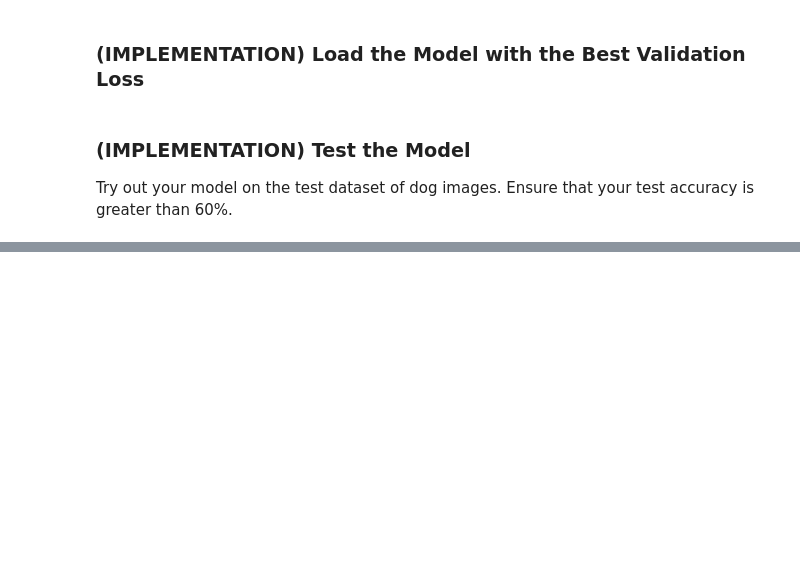
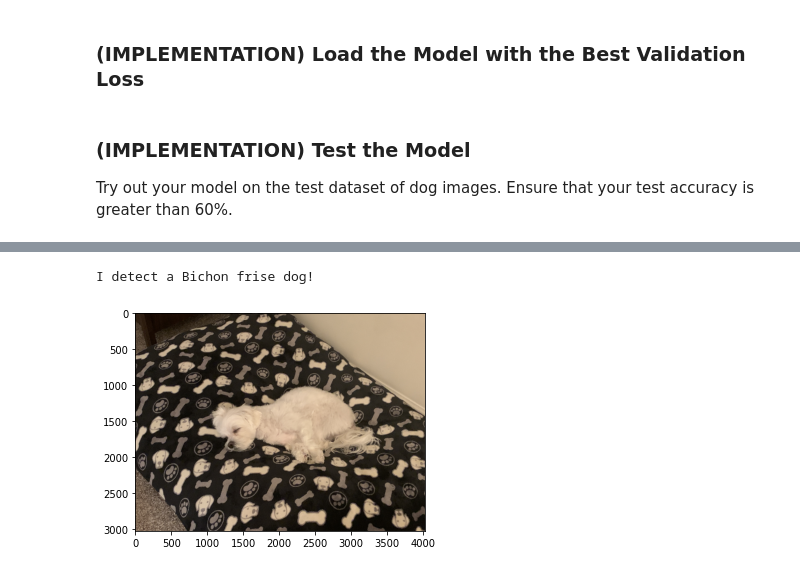
Before and after one commit to cmeng94/dog-breed-classifier, a Jupyter notebook: app_preparation/dog_app.ipynb, the cells around one changed output, grey strips where cells are left out. Cells and saved outputs as stored; diff of their text form; code cells hidden in the pictures; blank space fills up the shorter version.

```diff
--- a/app_preparation/dog_app.ipynb
+++ b/app_preparation/dog_app.ipynb
@@ -466,7 +478,7 @@ _________________________________________________________________
 # %% [markdown]
 ### Compile the Model
 # %%
-VGG16_model.compile(loss='categorical_crossentropy', optimizer='rmsprop', metrics=['accuracy'])
+VGG16_model.compile(loss='categorical_crossentropy', optimizer='adam', metrics=['accuracy'])
 # %% [markdown]
 ### Train the Model
 # %%
@@ -668,9 +673,17 @@ where `{network}`, in the above filename, should be one of `VGG19`, `Resnet50`,
 # %%
-### TODO: Write a function that takes a path to an image as input
-### and returns the dog breed that is predicted by the model.
+# Write a function that takes a path to an image as input and returns the dog breed that is predicted by the model.
 from extract_bottleneck_features import *
 
 def InceptionV3_predict_breed(img_path):
+
+    '''
+    Input:
+    img_path: string-valued file path to a color image
+
+    Output:
+    breed: breed of dog in input image predicted by CNN trained on top of the InceptionV3 neural network.
+    '''
+
     # extract bottleneck features
     bottleneck_feature = extract_InceptionV3(path_to_tensor(img_path))
     # obtain predicted vector
@@ -678,7 +691,5 @@ def InceptionV3_predict_breed(img_path):
     # return dog breed that is predicted by the model
     breed = dog_names[np.argmax(predicted_vector)]
     breed = breed.split('.')[-1].replace('_', ' ')
+
     return breed
-# %%
-breed = InceptionV3_predict_breed('IMG_1679.jpeg')
-print(breed)
@@ -708,7 +702,16 @@ This photo looks like an Afghan Hound.
 # %%
-### TODO: Write your algorithm.
-### Feel free to use as many code cells as needed.
 def classify_dog_breed(img_path):
+
+    '''
+    Input:
+    img_path: string-valued file path to a color image
+
+    Output:
+        - if a dog is detected in the image, the predicted breed is printed
+        - if a human is detected in the image, the resembling dog breed is printed
+        - if neither is detected in the image, an error message is printed.
+    '''
+
     img = image.load_img(img_path)
     plt.imshow(img)
 
@@ -746,0 +734,6 @@ I detect a Bichon frise dog!
+# %%
+# Firstly predict the breed of my Maltese dog
+classify_dog_breed('../app/static/IMG_5040.jpeg')
+# %% [output]
+I detect a Bichon frise dog!
+[figure, added]
```
Also changed, not shown: parts of 46 cells of this notebook.
